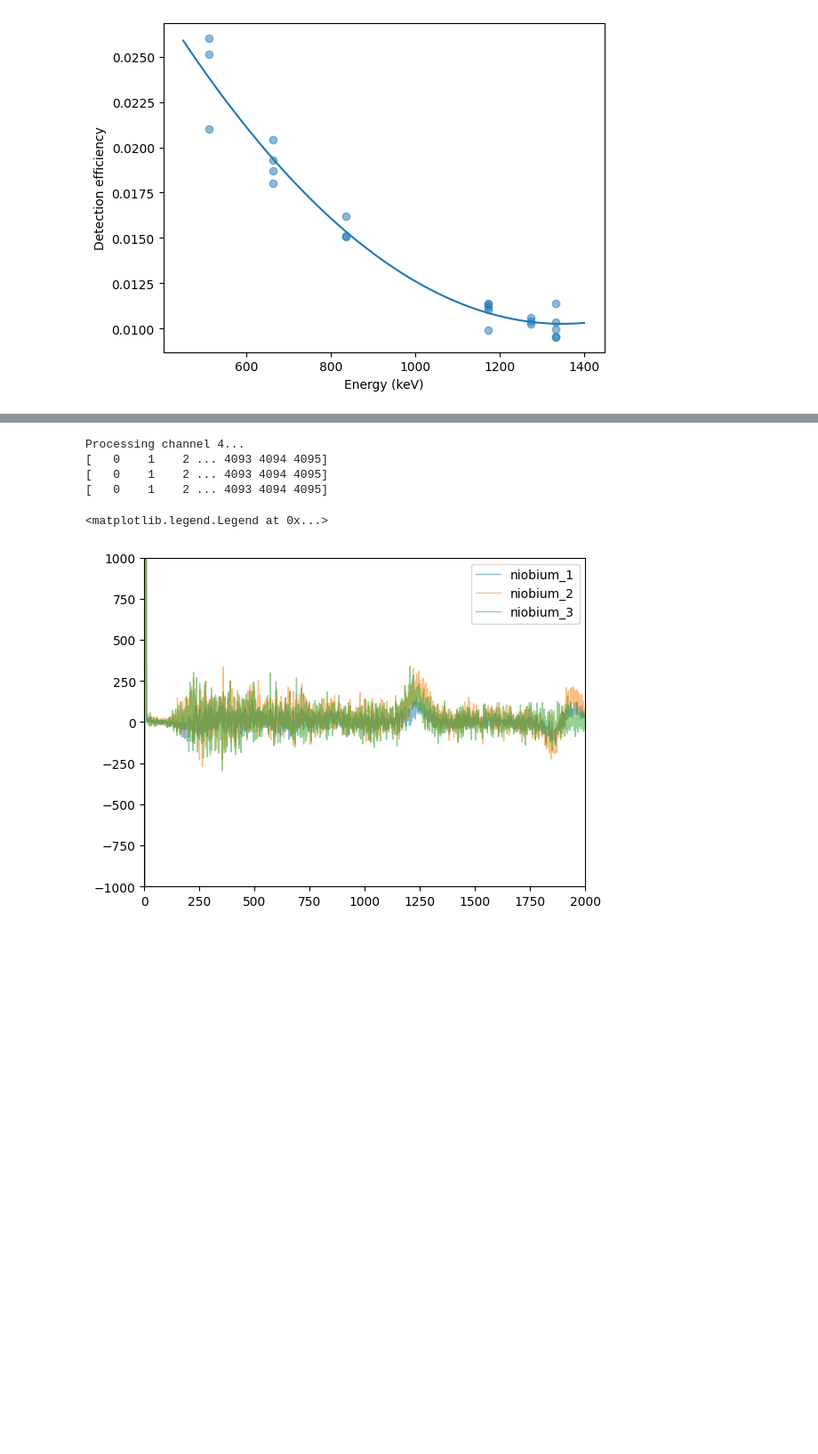
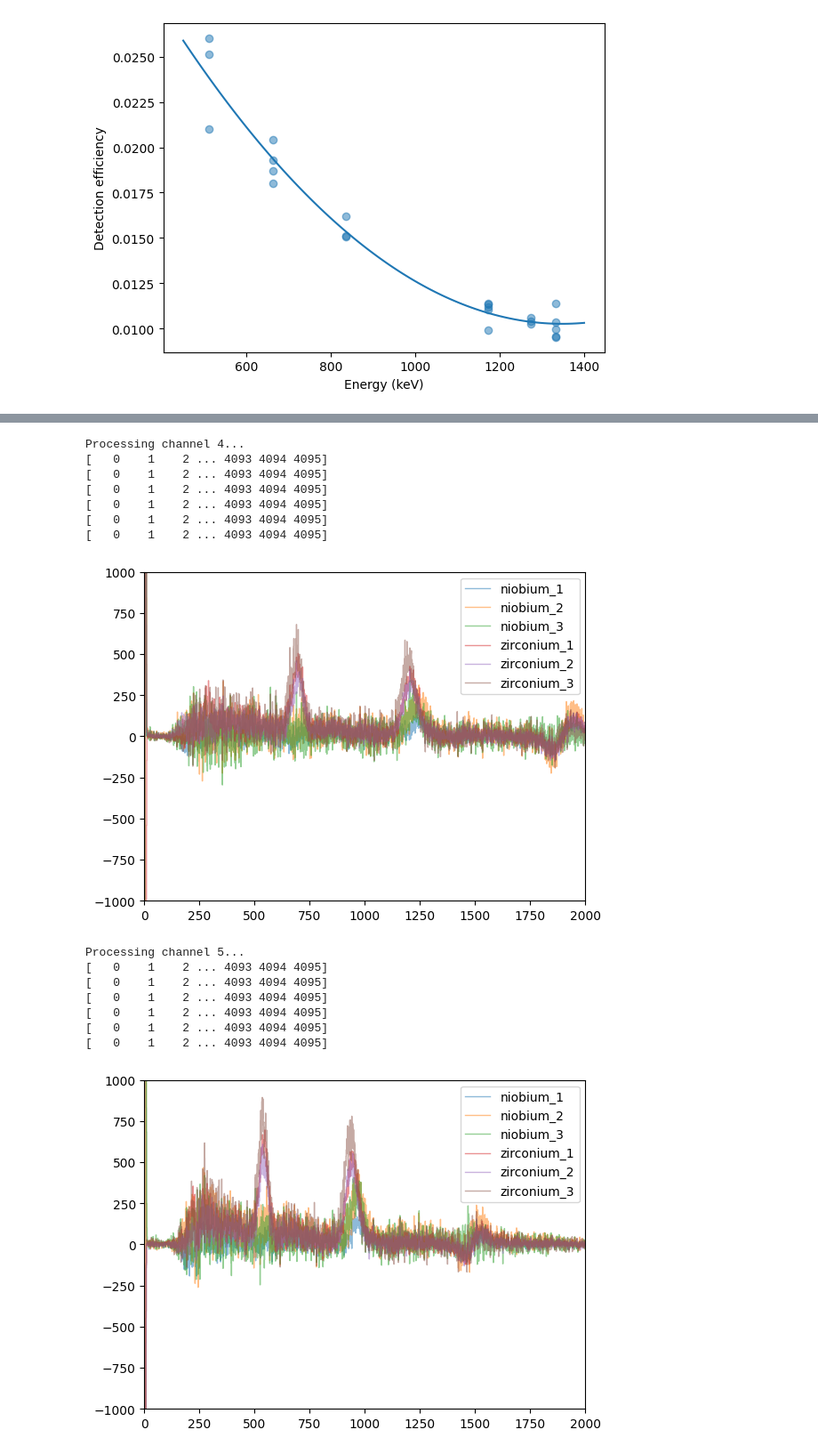
Before and after one commit to cdunn314/libra-toolbox, a Jupyter notebook: docs/non_tested_examples/example.ipynb, the cells around one changed output, grey strips where cells are left out. Shown at 89% size. Drawn from its saved outputs; the diff is of its cells as text; code cells hidden in the pictures; blank space fills up the shorter version.

```diff
--- a/docs/non_tested_examples/example.ipynb
+++ b/docs/non_tested_examples/example.ipynb
@@ -696,6 +701,8 @@ for sample, directory in sample_measurements_directories.items():
     all_sample_measurements[sample] = meas
     if "niobium" in sample:
         meas.foil = nb_foil
+    elif "zirconium" in sample:
+        meas.foil = zirconium1
 # %% [output]
 Processing niobium_1...
 <libra_toolbox.neutron_detection.activation_foils.compass.SampleMeasurement object at 0x...>
@@ -710,7 +723,7 @@ irradiations = [
 ]
 time_generator_off = datetime.strptime("3/17/2025 22:10", "%m/%d/%Y %H:%M")
 
-for ch_nb in [4, 5]:
+for ch_nb, search_width in zip([4, 5], [200, 300]):
     print(f"Processing channel {ch_nb}...")
     for sample, measurement in all_sample_measurements.items():
         emmited_gammas, err = measurement.get_gamma_emitted(
@@ -718,7 +731,7 @@ for ch_nb in [4, 5]:
             efficiency_coeffs=detection_efficiency_coeffs,
             calibration_coeffs=calibration_coeffs[ch_nb],
             channel_nb=ch_nb,
-            search_width=300,
+            search_width=search_width,
         )
         # add timezone
         time_generator_off = time_generator_off.replace(tzinfo=measurement.start_time.tzinfo)
@@ -750,24 +766,34 @@ niobium_3: 1.21e+08 neutrons/s
 # %%
-for ch_nb in [4]:
+for ch_nb in [4, 5]:
     print(f"Processing channel {ch_nb}...")
     for sample, measurement in all_sample_measurements.items():
         detector = measurement.get_detector(ch_nb)
         background_detector = background_meas.get_detector(ch_nb)
         hist, bin_edges = detector.get_energy_hist_background_substract(background_detector)
         # hist, bin_edges = detector.get_energy_hist()
-        print(bin_edges)
         plt.stairs(
             hist, bin_edges, alpha=0.5, label=sample
         )
 
-plt.xlim(0, 2000)
-plt.ylim(-1e3, 1e3)
-# plt.yscale("log")
-plt.legend()
+    plt.xlim(0, 2000)
+    plt.ylim(-1e3, 1e3)
+    # plt.yscale("log")
+    plt.legend()
+    plt.show()
 # %% [output]
 Processing channel 4...
 [   0    1    2 ... 4093 4094 4095]
 [   0    1    2 ... 4093 4094 4095]
 [   0    1    2 ... 4093 4094 4095]
+[   0    1    2 ... 4093 4094 4095]
+[   0    1    2 ... 4093 4094 4095]
+[   0    1    2 ... 4093 4094 4095]
+[figure, new version]
-<matplotlib.legend.Legend at 0x...>
+Processing channel 5...
+[   0    1    2 ... 4093 4094 4095]
+[   0    1    2 ... 4093 4094 4095]
+[   0    1    2 ... 4093 4094 4095]
+[   0    1    2 ... 4093 4094 4095]
+[   0    1    2 ... 4093 4094 4095]
+[   0    1    2 ... 4093 4094 4095]
-[figure, old version]
+[figure, added]
```
Also changed, not shown: parts of 4 cells of this notebook.
